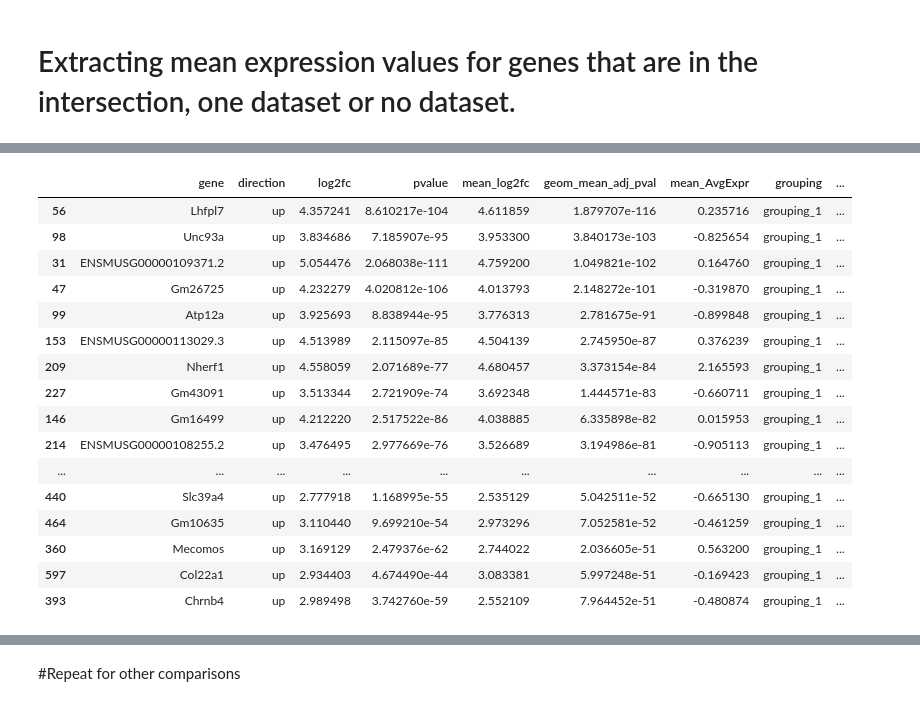
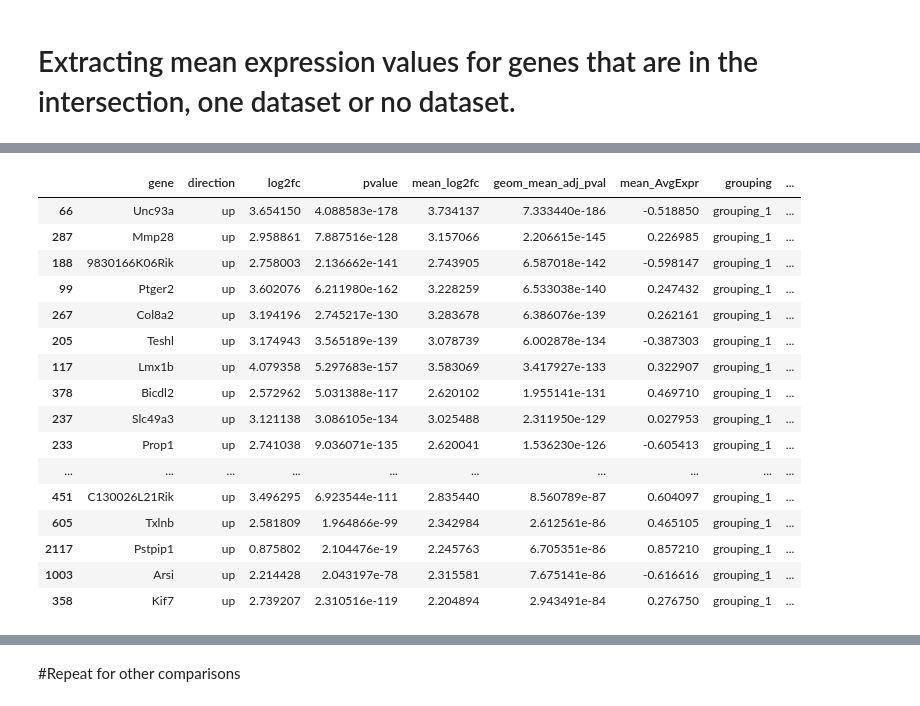
Before and after one commit to Andoniadou-Lab/consensus_pituitary_atlas, a Jupyter notebook: Fig_5/Fig5_wilcoxon_markers_3_datasets.ipynb, the cells around one changed output, grey strips where cells are left out. Cells and saved outputs as stored; diff of their text form; code cells hidden in the pictures.

```diff
--- a/Fig_5/Fig5_wilcoxon_markers_3_datasets.ipynb
+++ b/Fig_5/Fig5_wilcoxon_markers_3_datasets.ipynb
@@ -776,28 +849,30 @@ Number of genes in intersect: 779
 # %%
 #take outside venn genes
 
 outside_venn = grouping_lineage_markers_df[~(grouping_lineage_markers_df["gene"].isin(grouping_lineage_markers_df_intersect["gene"].values)) & ~(grouping_lineage_markers_df["gene"].isin(grouping_lineage_markers_df_non_intersect["gene"].values))]
 #sort geom_mean_adj_pval
 outside_venn = outside_venn.sort_values(by="geom_mean_adj_pval")
+#for this keep only where AveExpr is < 3.5 and gene name doesnt Start with Gm or ENS
+outside_venn = outside_venn[(outside_venn["AveExpr"]<3.5) & ~(outside_venn["gene"].str.startswith("Gm")) & ~(outside_venn["gene"].str.startswith("ENS"))]
 outside_venn.head(50)
 # %% [output]
 |  | gene | direction | log2fc | pvalue | mean_log2fc | geom_mean_adj_pval | mean_AvgExpr | grouping | ... |
-| 56 | Lhfpl7 | up | 4.357241 | 8.610217e-104 | 4.611859 | 1.879707e-116 | 0.235716 | grouping_1 | ... |
-| 98 | Unc93a | up | 3.834686 | 7.185907e-95 | 3.953300 | 3.840173e-103 | -0.825654 | grouping_1 | ... |
-| 31 | ENSMUSG00000109371.2 | up | 5.054476 | 2.068038e-111 | 4.759200 | 1.049821e-102 | 0.164760 | grouping_1 | ... |
-| 47 | Gm26725 | up | 4.232279 | 4.020812e-106 | 4.013793 | 2.148272e-101 | -0.319870 | grouping_1 | ... |
-| 99 | Atp12a | up | 3.925693 | 8.838944e-95 | 3.776313 | 2.781675e-91 | -0.899848 | grouping_1 | ... |
-| 153 | ENSMUSG00000113029.3 | up | 4.513989 | 2.115097e-85 | 4.504139 | 2.745950e-87 | 0.376239 | grouping_1 | ... |
-| 209 | Nherf1 | up | 4.558059 | 2.071689e-77 | 4.680457 | 3.373154e-84 | 2.165593 | grouping_1 | ... |
-| 227 | Gm43091 | up | 3.513344 | 2.721909e-74 | 3.692348 | 1.444571e-83 | -0.660711 | grouping_1 | ... |
-| 146 | Gm16499 | up | 4.212220 | 2.517522e-86 | 4.038885 | 6.335898e-82 | 0.015953 | grouping_1 | ... |
-| 214 | ENSMUSG00000108255.2 | up | 3.476495 | 2.977669e-76 | 3.526689 | 3.194986e-81 | -0.905113 | grouping_1 | ... |
+| 66 | Unc93a | up | 3.654150 | 4.088583e-178 | 3.734137 | 7.333440e-186 | -0.518850 | grouping_1 | ... |
+| 287 | Mmp28 | up | 2.958861 | 7.887516e-128 | 3.157066 | 2.206615e-145 | 0.226985 | grouping_1 | ... |
+| 188 | 9830166K06Rik | up | 2.758003 | 2.136662e-141 | 2.743905 | 6.587018e-142 | -0.598147 | grouping_1 | ... |
+| 99 | Ptger2 | up | 3.602076 | 6.211980e-162 | 3.228259 | 6.533038e-140 | 0.247432 | grouping_1 | ... |
+| 267 | Col8a2 | up | 3.194196 | 2.745217e-130 | 3.283678 | 6.386076e-139 | 0.262161 | grouping_1 | ... |
+| 205 | Teshl | up | 3.174943 | 3.565189e-139 | 3.078739 | 6.002878e-134 | -0.387303 | grouping_1 | ... |
+| 117 | Lmx1b | up | 4.079358 | 5.297683e-157 | 3.583069 | 3.417927e-133 | 0.322907 | grouping_1 | ... |
+| 378 | Bicdl2 | up | 2.572962 | 5.031388e-117 | 2.620102 | 1.955141e-131 | 0.469710 | grouping_1 | ... |
+| 237 | Slc49a3 | up | 3.121138 | 3.086105e-134 | 3.025488 | 2.311950e-129 | 0.027953 | grouping_1 | ... |
+| 233 | Prop1 | up | 2.741038 | 9.036071e-135 | 2.620041 | 1.536230e-126 | -0.605413 | grouping_1 | ... |
 | ... | ... | ... | ... | ... | ... | ... | ... | ... | ... |
-| 440 | Slc39a4 | up | 2.777918 | 1.168995e-55 | 2.535129 | 5.042511e-52 | -0.665130 | grouping_1 | ... |
-| 464 | Gm10635 | up | 3.110440 | 9.699210e-54 | 2.973296 | 7.052581e-52 | -0.461259 | grouping_1 | ... |
-| 360 | Mecomos | up | 3.169129 | 2.479376e-62 | 2.744022 | 2.036605e-51 | 0.563200 | grouping_1 | ... |
-| 597 | Col22a1 | up | 2.934403 | 4.674490e-44 | 3.083381 | 5.997248e-51 | -0.169423 | grouping_1 | ... |
-| 393 | Chrnb4 | up | 2.989498 | 3.742760e-59 | 2.552109 | 7.964452e-51 | -0.480874 | grouping_1 | ... |
+| 451 | C130026L21Rik | up | 3.496295 | 6.923544e-111 | 2.835440 | 8.560789e-87 | 0.604097 | grouping_1 | ... |
+| 605 | Txlnb | up | 2.581809 | 1.964866e-99 | 2.342984 | 2.612561e-86 | 0.465105 | grouping_1 | ... |
+| 2117 | Pstpip1 | up | 0.875802 | 2.104476e-19 | 2.245763 | 6.705351e-86 | 0.857210 | grouping_1 | ... |
+| 1003 | Arsi | up | 2.214428 | 2.043197e-78 | 2.315581 | 7.675141e-86 | -0.616616 | grouping_1 | ... |
+| 358 | Kif7 | up | 2.739207 | 2.310516e-119 | 2.204894 | 2.943491e-84 | 0.276750 | grouping_1 | ... |
 # %%
 grouping_lineage_markers_df_intersect.head(50)
 # %% [output]
```
Also changed, not shown: parts of 16 cells of this notebook.
